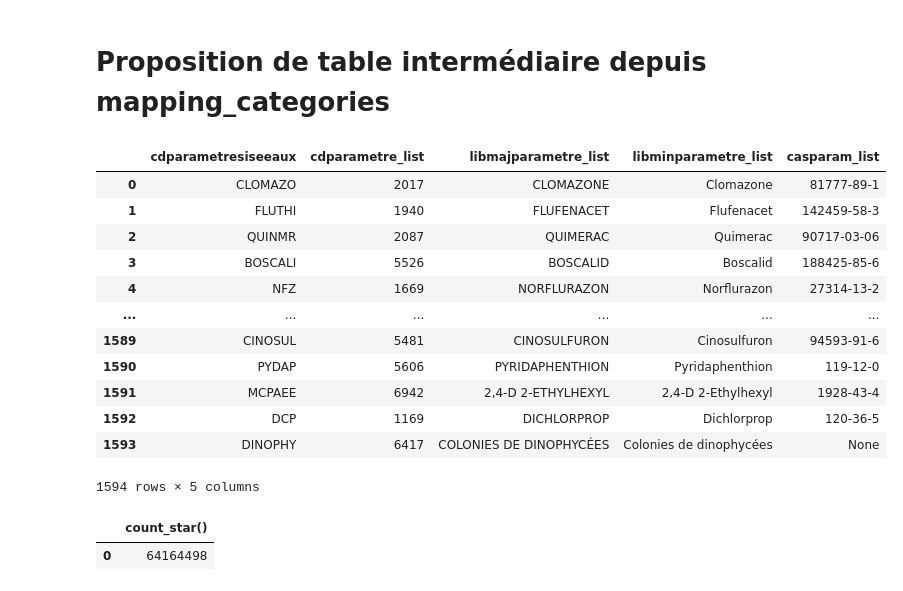
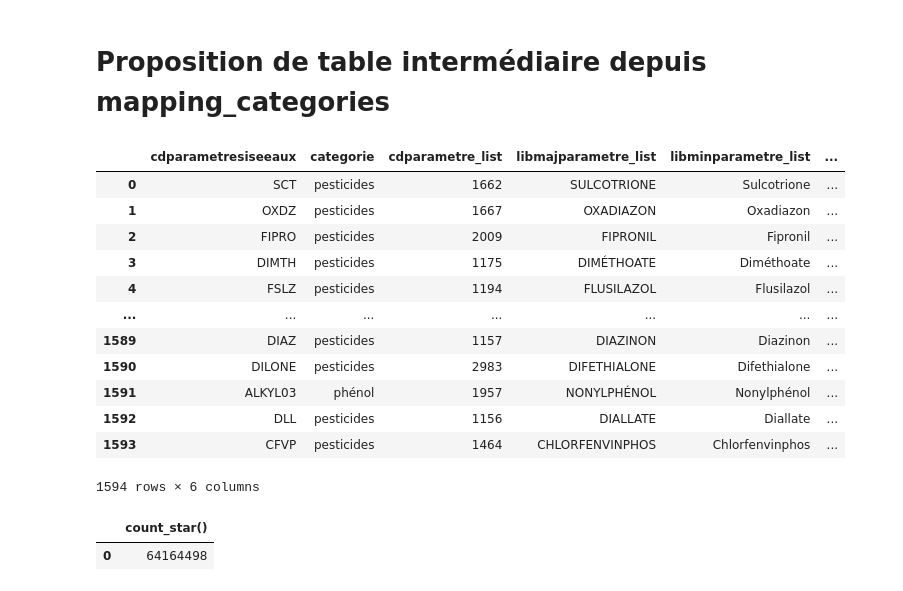
Before and after one commit to sbsrouteur/13_pollution_eau, a Jupyter notebook: analytics/notebooks/Tache165_Join-resultat-categorie.ipynb, the cells around one changed output. Drawn from its saved outputs; the diff is of its cells as text; code cells hidden in the pictures.

Commit message:
feat: add dbt file for new table proposal

```diff
--- a/analytics/notebooks/Tache165_Join-resultat-categorie.ipynb
+++ b/analytics/notebooks/Tache165_Join-resultat-categorie.ipynb
@@ -842,33 +842,34 @@ ok :)
 # %%
 query_new_map = """
     SELECT
       cdparametresiseeaux  ,
+      STRING_AGG( DISTINCT categorie) AS categorie,
       string_agg( DISTINCT cdparametre) AS cdparametre_list,
       string_agg( DISTINCT libmajparametre) AS libmajparametre_list,
       string_agg( DISTINCT libminparametre) AS libminparametre_list,
       string_agg( DISTINCT casparam) AS casparam_list,
     FROM
       mapping_categories
     GROUP BY
         cdparametresiseeaux
 """
 
 new_map_df = con.sql(query_new_map).df()
 new_map_df
 # %% [output]
-|  | cdparametresiseeaux | cdparametre_list | libmajparametre_list | libminparametre_list | casparam_list |
-| 0 | CLOMAZO | 2017 | CLOMAZONE | Clomazone | 81777-89-1 |
-| 1 | FLUTHI | 1940 | FLUFENACET | Flufenacet | 142459-58-3 |
-| 2 | QUINMR | 2087 | QUIMERAC | Quimerac | 90717-03-06 |
-| 3 | BOSCALI | 5526 | BOSCALID | Boscalid | 188425-85-6 |
-| 4 | NFZ | 1669 | NORFLURAZON | Norflurazon | 27314-13-2 |
-| ... | ... | ... | ... | ... | ... |
-| 1589 | CINOSUL | 5481 | CINOSULFURON | Cinosulfuron | 94593-91-6 |
-| 1590 | PYDAP | 5606 | PYRIDAPHENTHION | Pyridaphenthion | 119-12-0 |
-| 1591 | MCPAEE | 6942 | 2,4-D 2-ETHYLHEXYL | 2,4-D 2-Ethylhexyl | 1928-43-4 |
-| 1592 | DCP | 1169 | DICHLORPROP | Dichlorprop | 120-36-5 |
-| 1593 | DINOPHY | 6417 | COLONIES DE DINOPHYCÉES | Colonies de dinophycées | None |
+|  | cdparametresiseeaux | categorie | cdparametre_list | libmajparametre_list | libminparametre_list | ... |
+| 0 | SCT | pesticides | 1662 | SULCOTRIONE | Sulcotrione | ... |
+| 1 | OXDZ | pesticides | 1667 | OXADIAZON | Oxadiazon | ... |
+| 2 | FIPRO | pesticides | 2009 | FIPRONIL | Fipronil | ... |
+| 3 | DIMTH | pesticides | 1175 | DIMÉTHOATE | Diméthoate | ... |
+| 4 | FSLZ | pesticides | 1194 | FLUSILAZOL | Flusilazol | ... |
+| ... | ... | ... | ... | ... | ... | ... |
+| 1589 | DIAZ | pesticides | 1157 | DIAZINON | Diazinon | ... |
+| 1590 | DILONE | pesticides | 2983 | DIFETHIALONE | Difethialone | ... |
+| 1591 | ALKYL03 | phénol | 1957 | NONYLPHÉNOL | Nonylphénol | ... |
+| 1592 | DLL | pesticides | 1156 | DIALLATE | Diallate | ... |
+| 1593 | CFVP | pesticides | 1464 | CHLORFENVINPHOS | Chlorfenvinphos | ... |
-1594 rows × 5 columns
+1594 rows × 6 columns
 # %%
 # Compter le nombre de résultat apres JOIN
 
```
Also changed, not shown: parts of 2 cells of this notebook, 2 other files.
